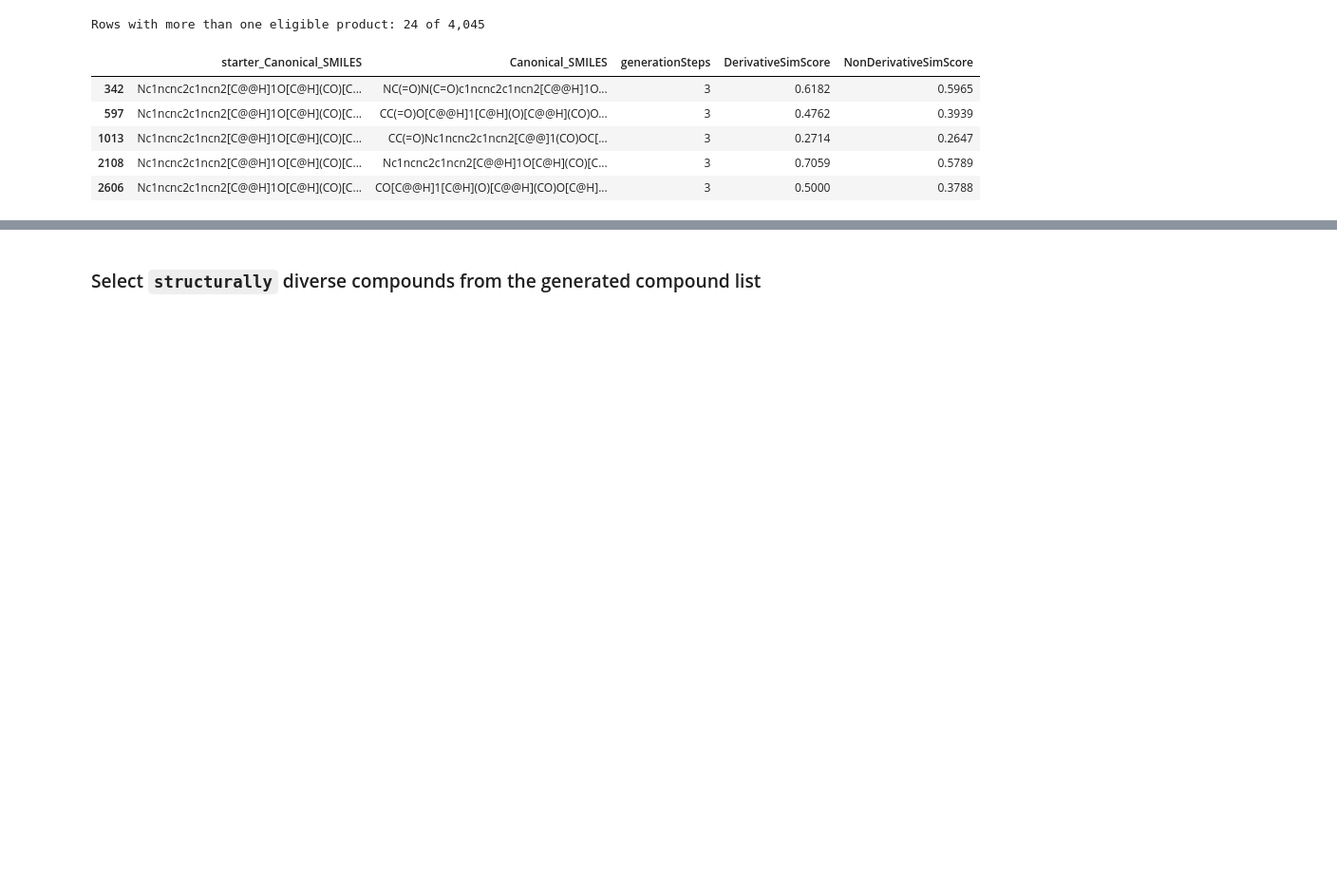
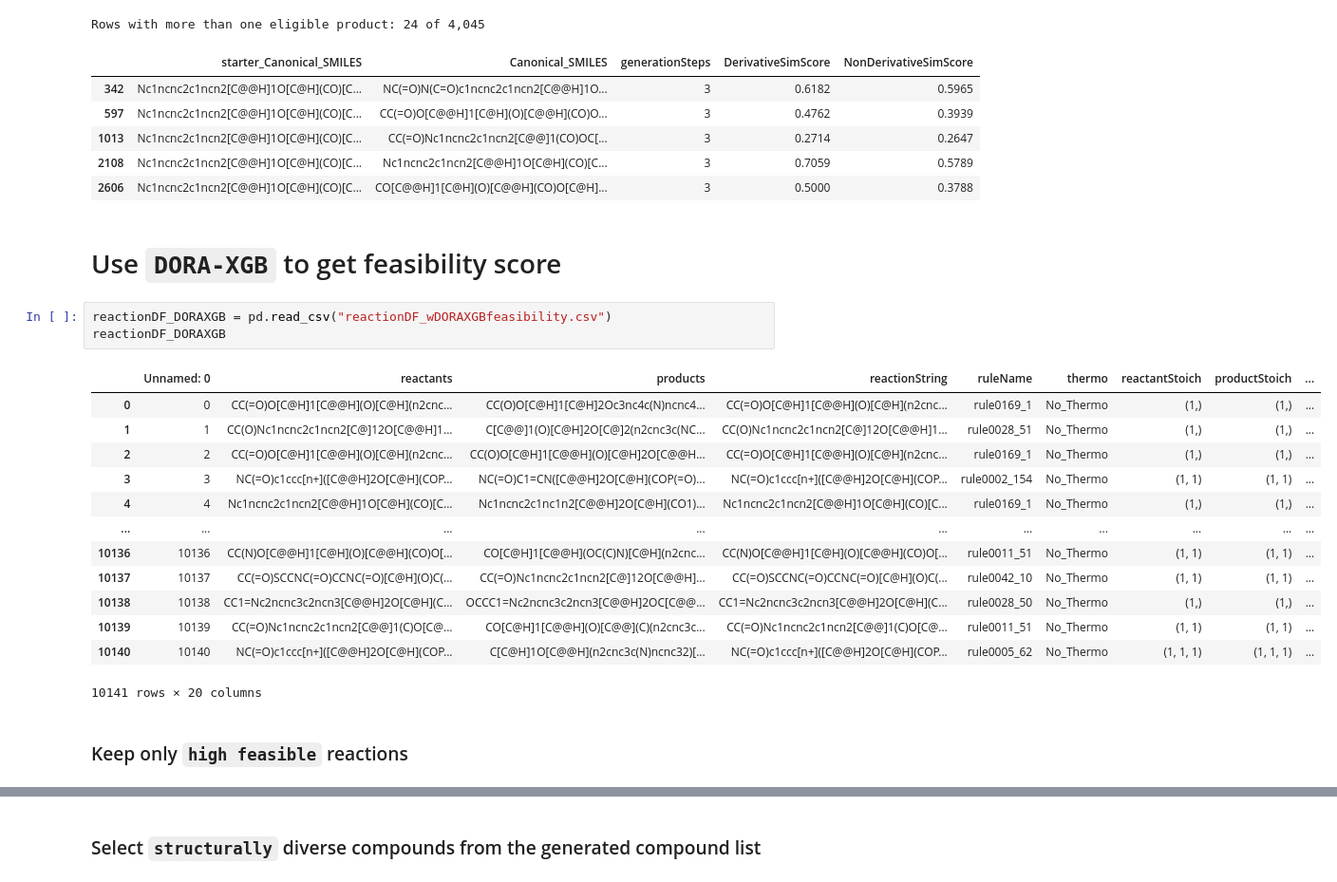
Before and after one commit to soumyadeepghosh35/doranet, a Jupyter notebook: scripts/Adenosine_Pubchem/AdenosineOnly_gen3/generatedMolecules.ipynb, the cells around one changed output, grey strips where cells are left out. Shown at 95% size. Drawn from its saved outputs; the diff is of its cells as text; blank space fills up the shorter version.

```diff
--- a/scripts/Adenosine_Pubchem/AdenosineOnly_gen3/generatedMolecules.ipynb
+++ b/scripts/Adenosine_Pubchem/AdenosineOnly_gen3/generatedMolecules.ipynb
@@ -797,3 +619,24 @@ Rows with more than one eligible product: 24 of 4,045
 | 1013 | Nc1ncnc2c1ncn2[C@@H]1O[C@H](CO)[C... | CC(=O)Nc1ncnc2c1ncn2[C@@]1(CO)OC[... | 3 | 0.2714 | 0.2647 |
 | 2108 | Nc1ncnc2c1ncn2[C@@H]1O[C@H](CO)[C... | Nc1ncnc2c1ncn2[C@@H]1O[C@H](CO)[C... | 3 | 0.7059 | 0.5789 |
 | 2606 | Nc1ncnc2c1ncn2[C@@H]1O[C@H](CO)[C... | CO[C@@H]1[C@H](O)[C@@H](CO)O[C@H]... | 3 | 0.5000 | 0.3788 |
+# %% [markdown]
+# Use `DORA-XGB` to get feasibility score
+# %%
+reactionDF_DORAXGB = pd.read_csv("reactionDF_wDORAXGBfeasibility.csv")
+reactionDF_DORAXGB
+# %% [output]
+|  | Unnamed: 0 | reactants | products | reactionString | ruleName | thermo | reactantStoich | productStoich | ... |
+| 0 | 0 | CC(=O)O[C@H]1[C@@H](O)[C@H](n2cnc... | CC(O)O[C@H]1[C@H]2Oc3nc4c(N)ncnc4... | CC(=O)O[C@H]1[C@@H](O)[C@H](n2cnc... | rule0169_1 | No_Thermo | (1,) | (1,) | ... |
+| 1 | 1 | CC(O)Nc1ncnc2c1ncn2[C@]12O[C@@H]1... | C[C@@]1(O)[C@H]2O[C@]2(n2cnc3c(NC... | CC(O)Nc1ncnc2c1ncn2[C@]12O[C@@H]1... | rule0028_51 | No_Thermo | (1,) | (1,) | ... |
+| 2 | 2 | CC(=O)O[C@H]1[C@@H](O)[C@H](n2cnc... | CC(O)O[C@H]1[C@@H](O)[C@H]2O[C@@H... | CC(=O)O[C@H]1[C@@H](O)[C@H](n2cnc... | rule0169_1 | No_Thermo | (1,) | (1,) | ... |
+| 3 | 3 | NC(=O)c1ccc[n+]([C@@H]2O[C@H](COP... | NC(=O)C1=CN([C@@H]2O[C@H](COP(=O)... | NC(=O)c1ccc[n+]([C@@H]2O[C@H](COP... | rule0002_154 | No_Thermo | (1, 1) | (1, 1) | ... |
+| 4 | 4 | Nc1ncnc2c1ncn2[C@@H]1O[C@H](CO)[C... | Nc1ncnc2c1nc1n2[C@@H]2O[C@H](CO1)... | Nc1ncnc2c1ncn2[C@@H]1O[C@H](CO)[C... | rule0169_1 | No_Thermo | (1,) | (1,) | ... |
+| ... | ... | ... | ... | ... | ... | ... | ... | ... | ... |
+| 10136 | 10136 | CC(N)O[C@@H]1[C@H](O)[C@@H](CO)O[... | CO[C@H]1[C@@H](OC(C)N)[C@H](n2cnc... | CC(N)O[C@@H]1[C@H](O)[C@@H](CO)O[... | rule0011_51 | No_Thermo | (1, 1) | (1, 1) | ... |
+| 10137 | 10137 | CC(=O)SCCNC(=O)CCNC(=O)[C@H](O)C(... | CC(=O)Nc1ncnc2c1ncn2[C@]12O[C@@H]... | CC(=O)SCCNC(=O)CCNC(=O)[C@H](O)C(... | rule0042_10 | No_Thermo | (1, 1) | (1, 1) | ... |
+| 10138 | 10138 | CC1=Nc2ncnc3c2ncn3[C@@H]2O[C@H](C... | OCCC1=Nc2ncnc3c2ncn3[C@@H]2OC[C@@... | CC1=Nc2ncnc3c2ncn3[C@@H]2O[C@H](C... | rule0028_50 | No_Thermo | (1,) | (1,) | ... |
+| 10139 | 10139 | CC(=O)Nc1ncnc2c1ncn2[C@@]1(C)O[C@... | CO[C@H]1[C@@H](O)[C@@](C)(n2cnc3c... | CC(=O)Nc1ncnc2c1ncn2[C@@]1(C)O[C@... | rule0011_51 | No_Thermo | (1, 1) | (1, 1) | ... |
+| 10140 | 10140 | NC(=O)c1ccc[n+]([C@@H]2O[C@H](COP... | C[C@H]1O[C@@H](n2cnc3c(N)ncnc32)[... | NC(=O)c1ccc[n+]([C@@H]2O[C@H](COP... | rule0005_62 | No_Thermo | (1, 1, 1) | (1, 1, 1) | ... |
+10141 rows × 20 columns
+# %% [markdown]
+### Keep only `high feasible` reactions
```
Also changed, not shown: parts of 8 cells of this notebook, 32 other files.
